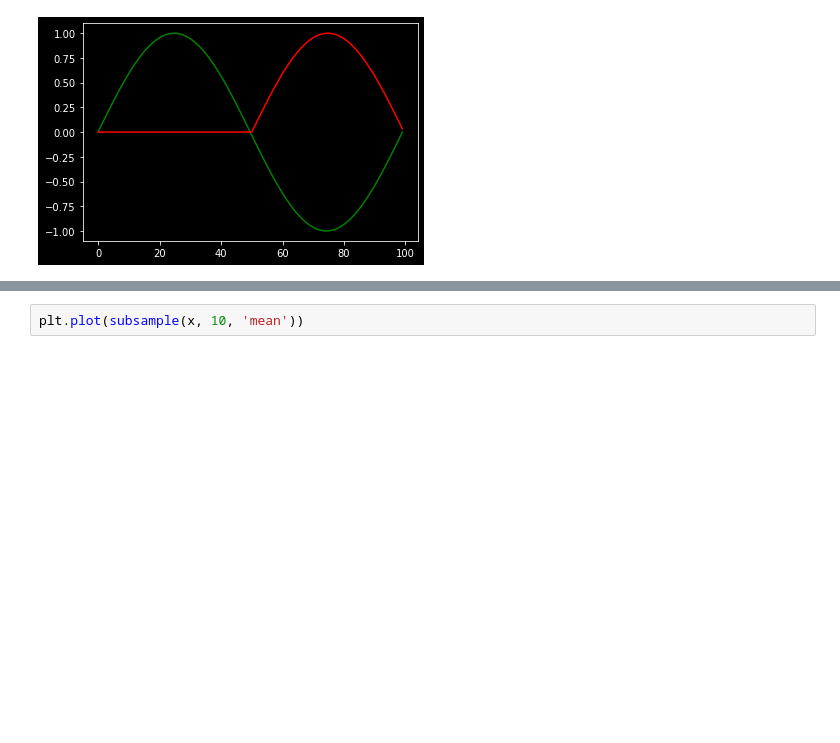
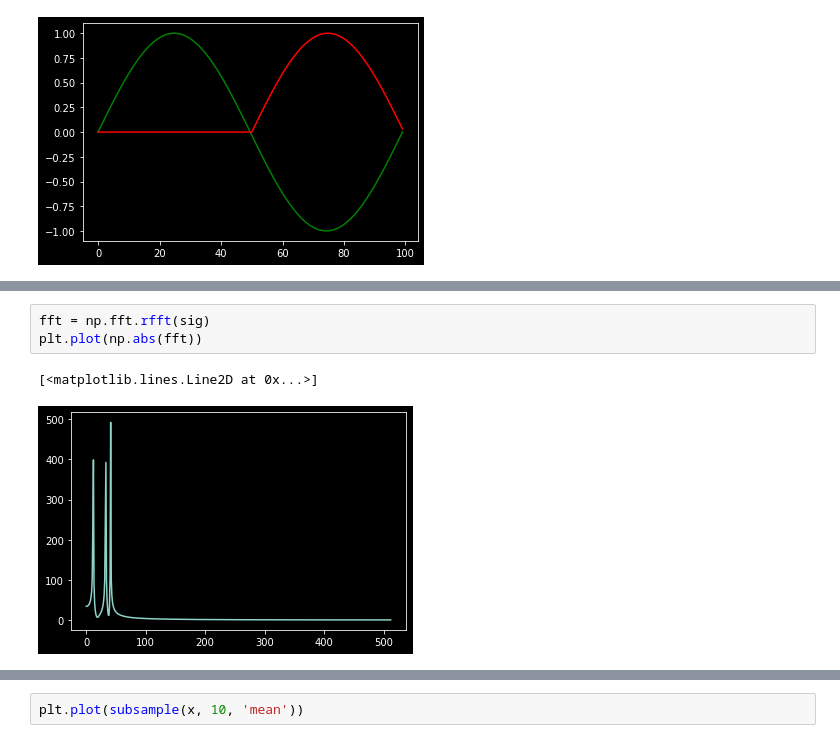
Before and after one commit to TheUnity42/MicroFinalProject, a Jupyter notebook: scratchbook.ipynb, the cells around one changed output, grey strips where cells are left out. Saved outputs shown, nothing was run; the diff lists cells and outputs as text; blank space fills up the shorter version.

```diff
--- a/scratchbook.ipynb
+++ b/scratchbook.ipynb
@@ -94,0 +135,6 @@ plt.plot(x[::10])
+# %%
+fft = np.fft.rfft(sig)
+plt.plot(np.abs(fft))
+# %% [output]
+[<matplotlib.lines.Line2D at 0x...>]
+[figure, added]
```
Also changed, not shown: parts of 6 cells of this notebook, 2 other files.
